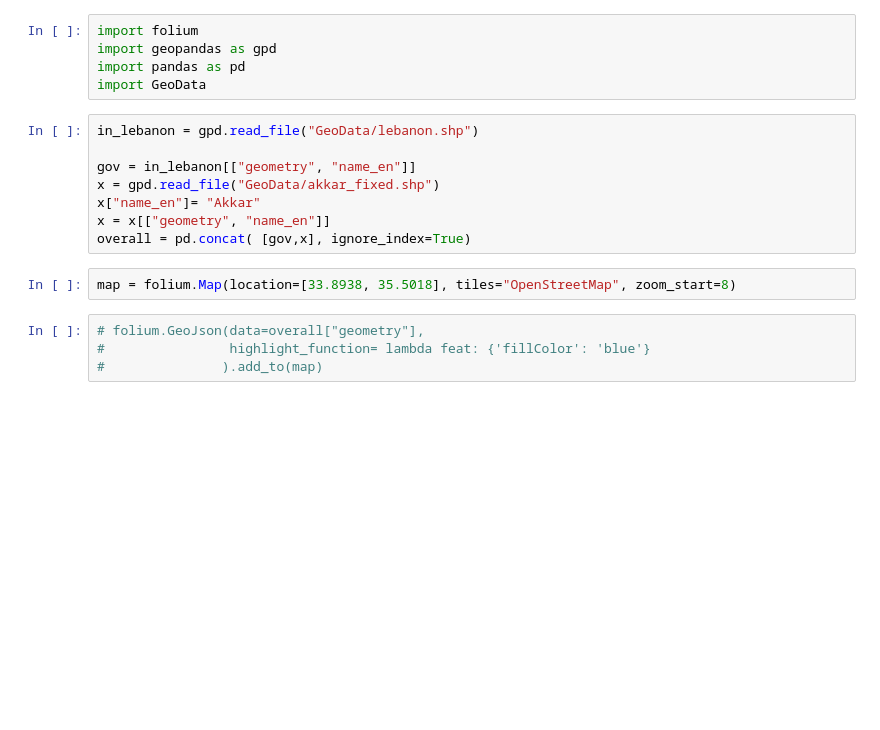
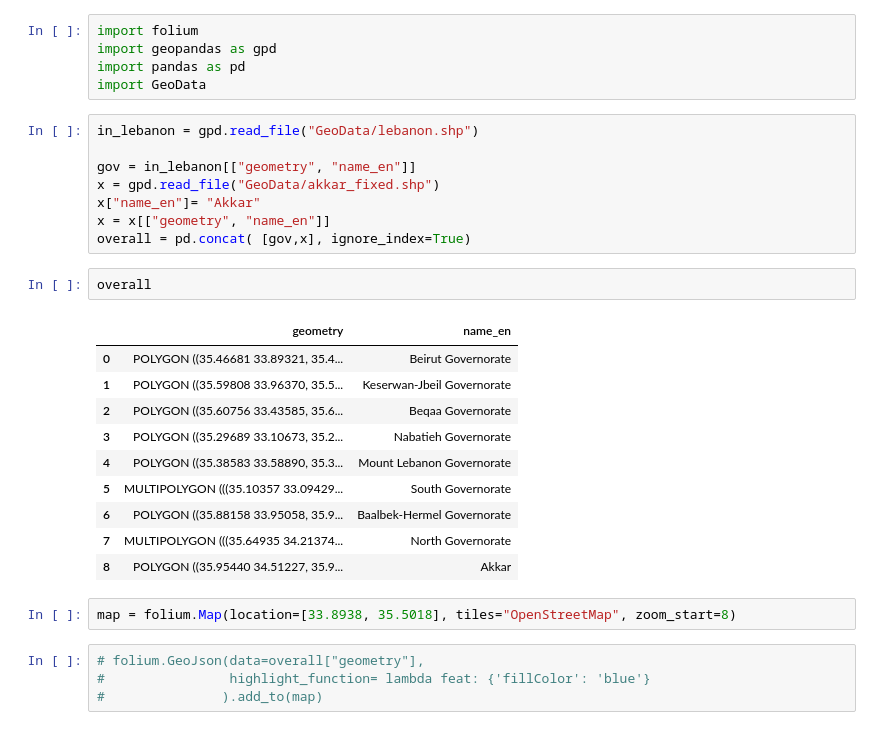
Before and after one commit to hgao1/LB_MAP_VIS, a Jupyter notebook: Map_FOL.ipynb, the cells around one changed output. Saved outputs shown, nothing was run; the diff lists cells and outputs as text; blank space fills up the shorter version.

```diff
--- a/Map_FOL.ipynb
+++ b/Map_FOL.ipynb
@@ -11,6 +11,19 @@ x = gpd.read_file("GeoData/akkar_fixed.shp")
 x["name_en"]= "Akkar"
 x = x[["geometry", "name_en"]]
 overall = pd.concat( [gov,x], ignore_index=True)
+# %%
+overall
+# %% [output]
+|  | geometry | name_en |
+| 0 | POLYGON ((35.46681 33.89321, 35.4... | Beirut Governorate |
+| 1 | POLYGON ((35.59808 33.96370, 35.5... | Keserwan-Jbeil Governorate |
+| 2 | POLYGON ((35.60756 33.43585, 35.6... | Beqaa Governorate |
+| 3 | POLYGON ((35.29689 33.10673, 35.2... | Nabatieh Governorate |
+| 4 | POLYGON ((35.38583 33.58890, 35.3... | Mount Lebanon Governorate |
+| 5 | MULTIPOLYGON (((35.10357 33.09429... | South Governorate |
+| 6 | POLYGON ((35.88158 33.95058, 35.9... | Baalbek-Hermel Governorate |
+| 7 | MULTIPOLYGON (((35.64935 34.21374... | North Governorate |
+| 8 | POLYGON ((35.95440 34.51227, 35.9... | Akkar |
 # %%
 map = folium.Map(location=[33.8938, 35.5018], tiles="OpenStreetMap", zoom_start=8)
 # %%
```
Also changed, not shown: 11 other files.
